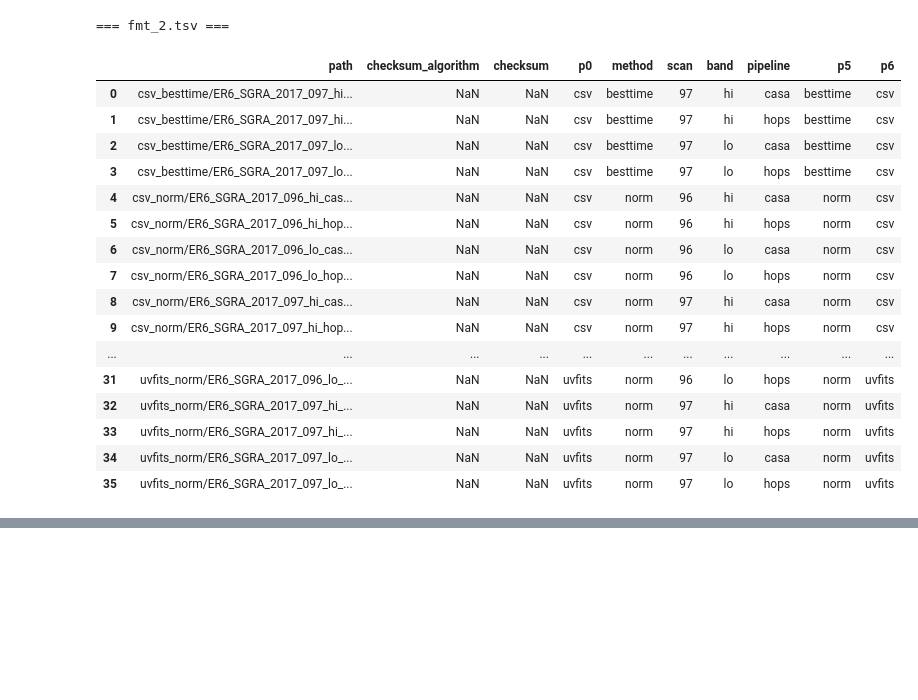
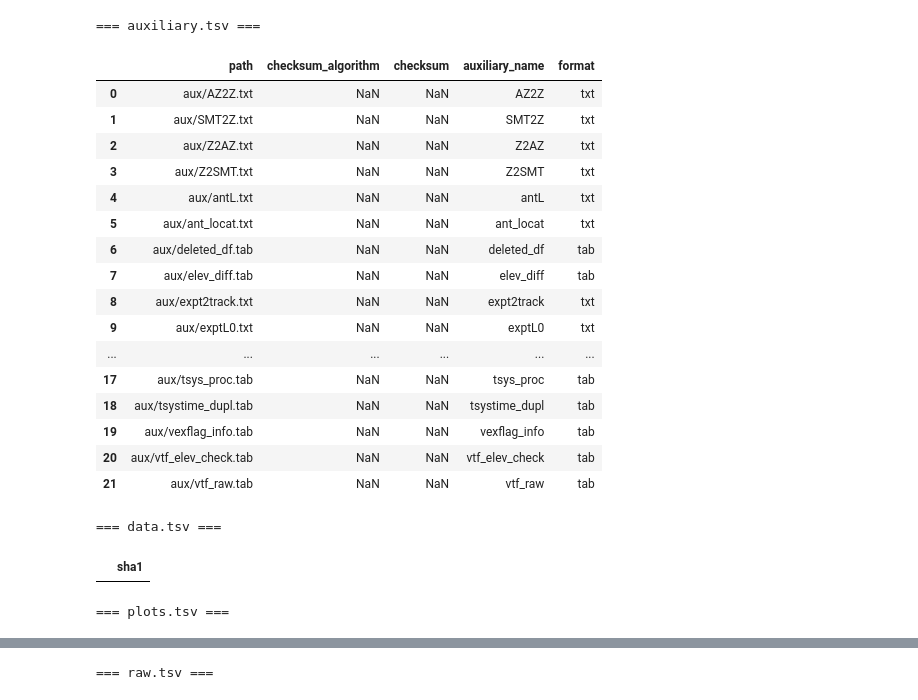
Before and after one commit to l6a/hallmark, a Jupyter notebook: demo/demo_repo_builder.ipynb, the cells around one changed output, grey strips where cells are left out. Saved outputs shown, nothing was run; the diff lists cells and outputs as text; code cells hidden in the pictures; blank space fills up the shorter version.

```diff
--- a/demo/demo_repo_builder.ipynb
+++ b/demo/demo_repo_builder.ipynb
@@ -1,5 +3,5 @@
 # %%
-from hallmark.eht_repo_builder import build_repo
+from hallmark.repo_builder import build_repo
 
 L1_datasets = {
     "EHTC_2017L1_May2022": [
@@ -12,20 +14,18 @@ L1_datasets = {
          ".{prefix}track{track}-{date}.app_deliverables.{format}",
          "db": "deliverables.tsv"},
         {"fmt": "{eht_project_code}/group.uid{guid}.{author}.{track}-{alma_band}-"
-        "{eht_band}-{source}-{scan_code}-{sequence}-{kind}.{format}",
+        "{eht_project_code}/group.uid{guid}.{author}.{track}-{alma_band}-",
          "db": "data.tsv"},
         {"fmt": "{eht_project_code}/group.uid{guid}.{author}.metadata-"
          "{eht_product_code}.{format}",
          "db": "meta.tsv"},
-        {"fmt": "{project_date}/{eht_project_code}/group.uid{guid}.{author}"
-         ".EHTmetadata_{meta_id}.{format}",
-         "db": "meta.tsv"},
         {"name": "checksum",
          "fmt": "{eht_project_code}.{algorithm}sums",
-         "db": "checksums.tsv"}],
+         "db": "checksums.tsv"}
+         ],
     "EHTC_2018L1_Dec2024": [
         {"fmt":
-         "{project_date}/{project_code}/group.uid{guid}.{author}.description.{format}",
+         "{project_date}/{project_code}/group.uid{guid}.{author}.{kind}.{format}",
          "db": "description.tsv"},
         {"fmt": "{project_date}/{eht_project_code}/group.uid{guid}.{author}.{track}"
          "-{obs_num}-{band}-{pointing}-{source}-{kind}.{format}",
@@ -51,7 +51,7 @@ L1_datasets = {
          ".readme-metadata-update-v{old_version}-to-v{new_version}.{format}",
          "db": "readme_updates.tsv"}],
     "EHTC_2021L1_Dec2025": [
-        {"fmt": "{project_code}/group.uid{guid}.{author}.description.{format}",
+        {"fmt": "{project_code}/group.uid{guid}.{author}.{kind}.{format}",
          "db": "description.tsv"},
         {"fmt": "{eht_project_code}/group.uid{guid}.{author}.{track}-{obs_num}-{band}"
          "-{pointing}-{source}-{kind}.{format}",
@@ -66,13 +66,13 @@ L1_datasets = {
          "db": "checksums.tsv"},]
 }
 dataset_names = list(L1_datasets.keys())
-L1_idx = 0
+L1_idx = 2
 dataset_name = dataset_names[L1_idx]
 
 repo = build_repo(
-    repo_path=f"/home/samj98/hallmark_outputs/{dataset_name}.hm",
+    repo_path=f"/home/samj98/hallmark_demo_outputs/{dataset_name}.hm",
     dataset_name=dataset_name,
-    fmt_entries=L1_datasets[dataset_name],
+    #fmt_entries=L1_datasets[dataset_name],
     remotes=[{"name": "origin"}])
 # %%
 import pandas as pd
@@ -86,7 +86,7 @@ for tsv_path in sorted(repo.dothm.path.glob("*.tsv")):
     df = pd.read_csv(tsv_path, sep="\t")
     display(df)
 # %%
-from hallmark.eht_repo_builder import build_repo
+from hallmark.repo_builder import build_repo
 
 L2_dataset_names = ["EHTC_CenA2017_Jul2021", "EHTC_First3C279Results_May2020",
                     "EHTC_FirstM87Results_Apr2019", "EHTC_FirstSgrAPol_Mar2024",
@@ -94,7 +94,7 @@ L2_dataset_names = ["EHTC_CenA2017_Jul2021", "EHTC_First3C279Results_May2020",
                     "EHTC_M87mwl2017_Apr2021", "EHTC_M87mwl2018_Dec2024",
                     "EHTC_M87pol2017_Nov2023", "EHTC_metadata2018_Dec2023",
                     "EHTC_MonitoringM87_Sep2020", "EHTC_SgrAmwl2017_May2022"]
-L2_idx = 4
+L2_idx = 9
 L2_dataset_name = L2_dataset_names[L2_idx]
 
 repo_no_fmts = build_repo(
@@ -109,10 +117,15 @@ from IPython.display import display
 print("=== config.yml ===")
 print((repo_no_fmts.dothm.path / "config.yml").read_text())
 
-for tsv_path in sorted(repo_no_fmts.dothm.path.glob("*.tsv")):
-    print(f"=== {tsv_path.name} ===")
-    df = pd.read_csv(tsv_path, sep="\t")
-    display(df)
+with pd.option_context(
+    "display.max_rows", None,
+    "display.max_columns", None,
+    "display.max_colwidth", None,
+):
+    for tsv_path in sorted(repo_no_fmts.dothm.path.glob("*.tsv")):
+        print(f"=== {tsv_path.name} ===")
+        df = pd.read_csv(tsv_path, sep="\t")
+        display(df)
 # %% [output]
 === config.yml ===
 data:
@@ -151,18 +164,21 @@ data:
-=== fmt_2.tsv ===
+=== auxiliary.tsv ===
-|  | path | checksum_algorithm | checksum | p0 | method | scan | band | pipeline | p5 | p6 |
-| 0 | csv_besttime/ER6_SGRA_2017_097_hi... | NaN | NaN | csv | besttime | 97 | hi | casa | besttime | csv |
-| 1 | csv_besttime/ER6_SGRA_2017_097_hi... | NaN | NaN | csv | besttime | 97 | hi | hops | besttime | csv |
-| 2 | csv_besttime/ER6_SGRA_2017_097_lo... | NaN | NaN | csv | besttime | 97 | lo | casa | besttime | csv |
-| 3 | csv_besttime/ER6_SGRA_2017_097_lo... | NaN | NaN | csv | besttime | 97 | lo | hops | besttime | csv |
-| 4 | csv_norm/ER6_SGRA_2017_096_hi_cas... | NaN | NaN | csv | norm | 96 | hi | casa | norm | csv |
-| 5 | csv_norm/ER6_SGRA_2017_096_hi_hop... | NaN | NaN | csv | norm | 96 | hi | hops | norm | csv |
-| 6 | csv_norm/ER6_SGRA_2017_096_lo_cas... | NaN | NaN | csv | norm | 96 | lo | casa | norm | csv |
-| 7 | csv_norm/ER6_SGRA_2017_096_lo_hop... | NaN | NaN | csv | norm | 96 | lo | hops | norm | csv |
-| 8 | csv_norm/ER6_SGRA_2017_097_hi_cas... | NaN | NaN | csv | norm | 97 | hi | casa | norm | csv |
-| 9 | csv_norm/ER6_SGRA_2017_097_hi_hop... | NaN | NaN | csv | norm | 97 | hi | hops | norm | csv |
-| ... | ... | ... | ... | ... | ... | ... | ... | ... | ... | ... |
-| 31 | uvfits_norm/ER6_SGRA_2017_096_lo_... | NaN | NaN | uvfits | norm | 96 | lo | hops | norm | uvfits |
-| 32 | uvfits_norm/ER6_SGRA_2017_097_hi_... | NaN | NaN | uvfits | norm | 97 | hi | casa | norm | uvfits |
-| 33 | uvfits_norm/ER6_SGRA_2017_097_hi_... | NaN | NaN | uvfits | norm | 97 | hi | hops | norm | uvfits |
-| 34 | uvfits_norm/ER6_SGRA_2017_097_lo_... | NaN | NaN | uvfits | norm | 97 | lo | casa | norm | uvfits |
-| 35 | uvfits_norm/ER6_SGRA_2017_097_lo_... | NaN | NaN | uvfits | norm | 97 | lo | hops | norm | uvfits |
+|  | path | checksum_algorithm | checksum | auxiliary_name | format |
+| 0 | aux/AZ2Z.txt | NaN | NaN | AZ2Z | txt |
+| 1 | aux/SMT2Z.txt | NaN | NaN | SMT2Z | txt |
+| 2 | aux/Z2AZ.txt | NaN | NaN | Z2AZ | txt |
+| 3 | aux/Z2SMT.txt | NaN | NaN | Z2SMT | txt |
+| 4 | aux/antL.txt | NaN | NaN | antL | txt |
+| 5 | aux/ant_locat.txt | NaN | NaN | ant_locat | txt |
+| 6 | aux/deleted_df.tab | NaN | NaN | deleted_df | tab |
+| 7 | aux/elev_diff.tab | NaN | NaN | elev_diff | tab |
+| 8 | aux/expt2track.txt | NaN | NaN | expt2track | txt |
+| 9 | aux/exptL0.txt | NaN | NaN | exptL0 | txt |
+| ... | ... | ... | ... | ... | ... |
+| 17 | aux/tsys_proc.tab | NaN | NaN | tsys_proc | tab |
+| 18 | aux/tsystime_dupl.tab | NaN | NaN | tsystime_dupl | tab |
+| 19 | aux/vexflag_info.tab | NaN | NaN | vexflag_info | tab |
+| 20 | aux/vtf_elev_check.tab | NaN | NaN | vtf_elev_check | tab |
+| 21 | aux/vtf_raw.tab | NaN | NaN | vtf_raw | tab |
+=== data.tsv ===
+|  | sha1 |
+=== plots.tsv ===
@@ -168,0 +202 @@ data:
+=== raw.tsv ===
```
Also changed, not shown: parts of 3 cells of this notebook, 32 other files.
